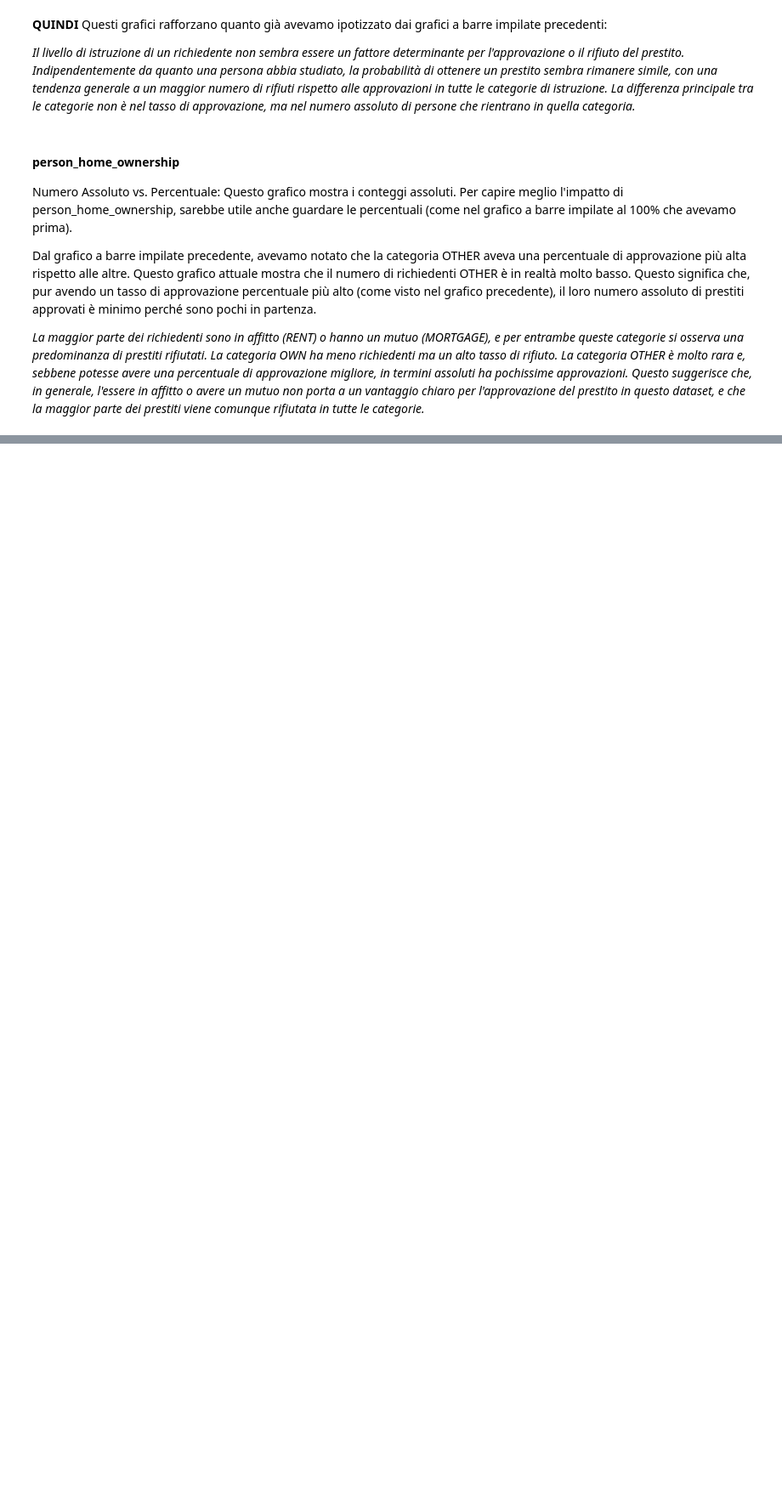
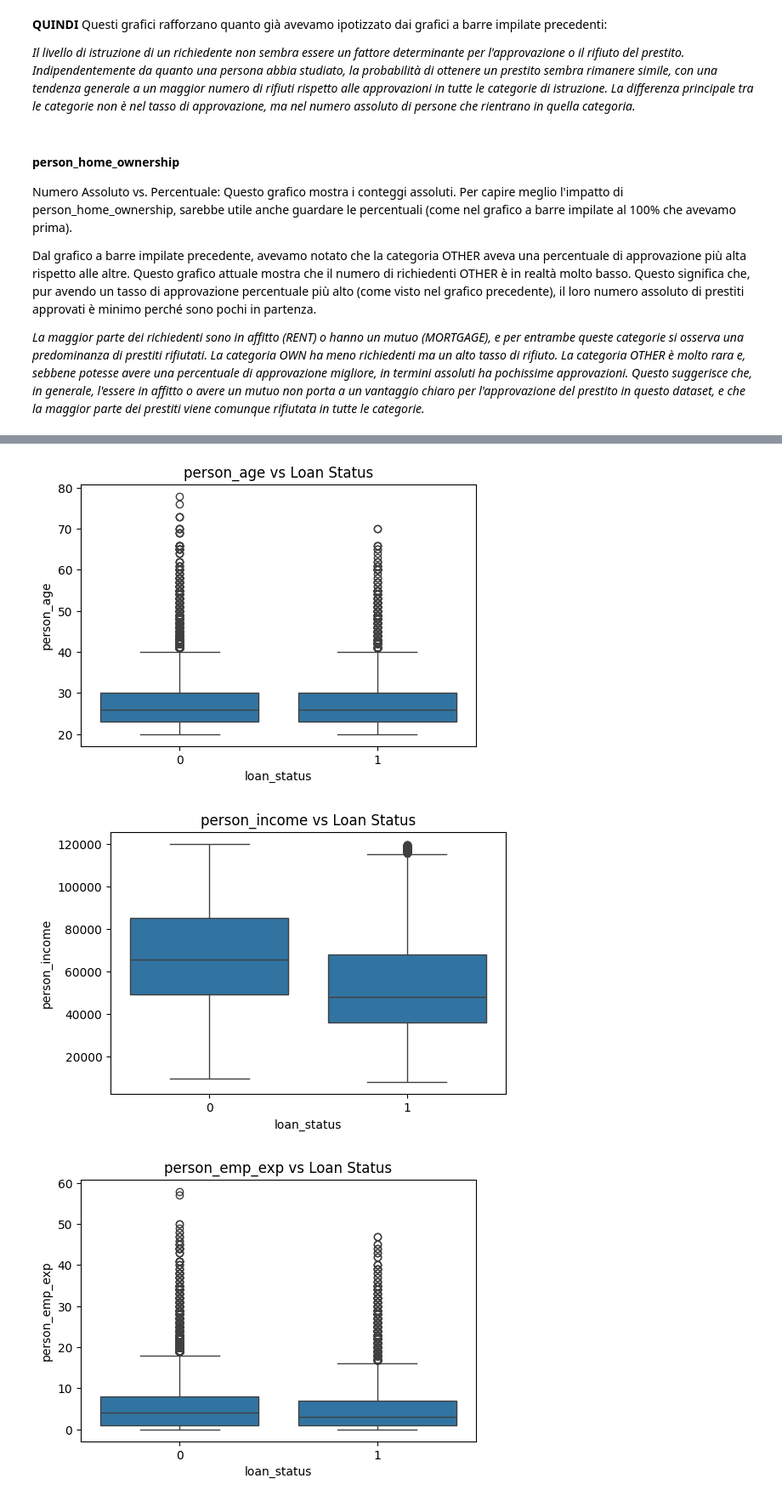
Before and after one commit to AleXcapo7/customer_scoring, a Jupyter notebook: EDA.ipynb, the cells around one changed output, grey strips where cells are left out. Shown at 85% size. Cells and saved outputs as stored; diff of their text form; code cells hidden in the pictures; blank space fills up the shorter version.

```diff
--- a/EDA.ipynb
+++ b/EDA.ipynb
@@ -478,0 +537,11 @@ Dal grafico a barre impilate precedente, avevamo notato che la categoria OTHER a
+# %%
+#BoxPlot con 'person_income' senza Outlier:
+for col in numeriche:
+    plt.figure(figsize=(6,4))
+    sns.boxplot(x='loan_status', y=col, data=df)
+    plt.title(f"{col} vs Loan Status")
+    plt.show()
+# %% [output]
+[figure, added]
+[figure, added]
+[figure, added]
```
Also changed, not shown: parts of 24 cells of this notebook, 2 other files.
